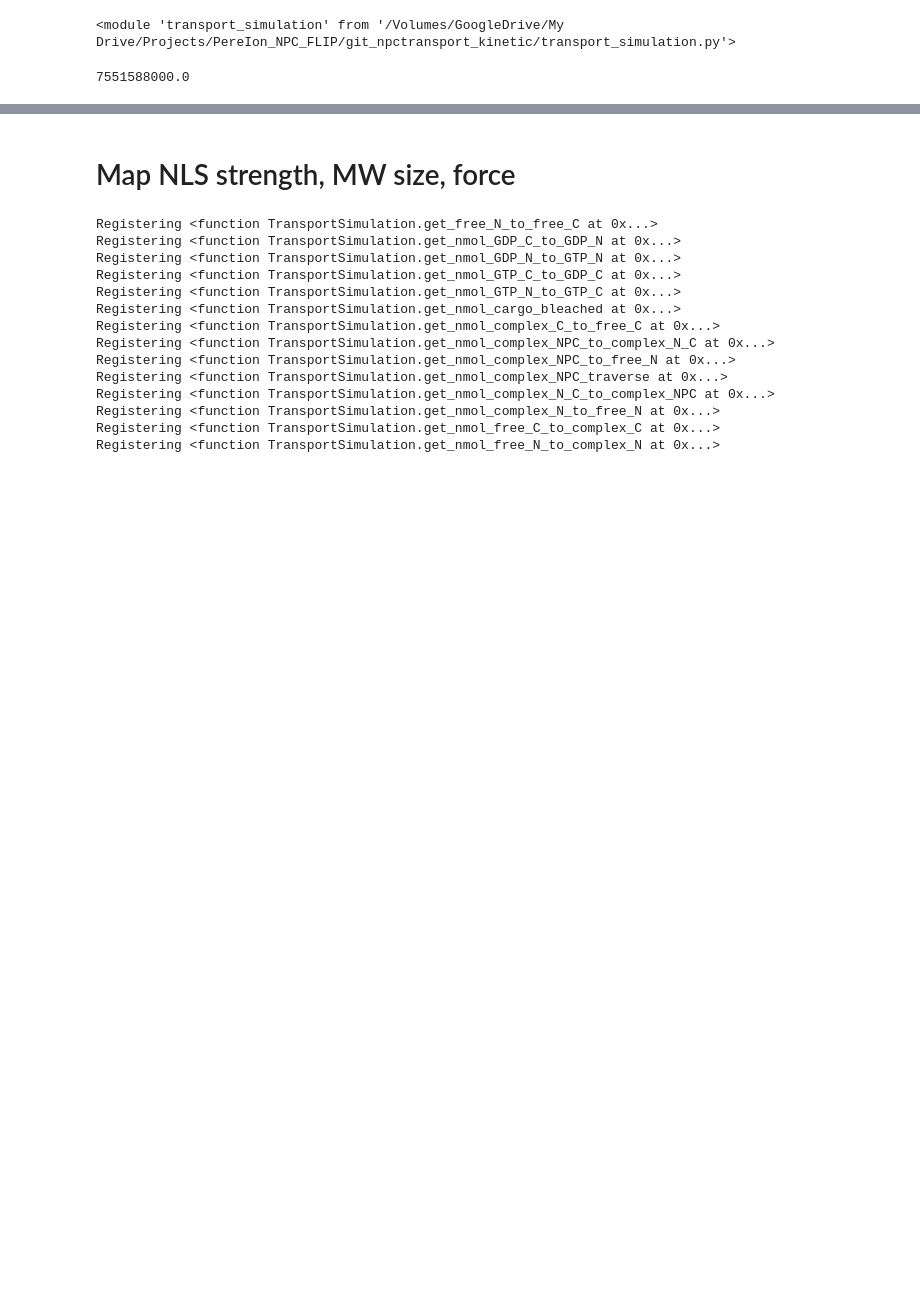
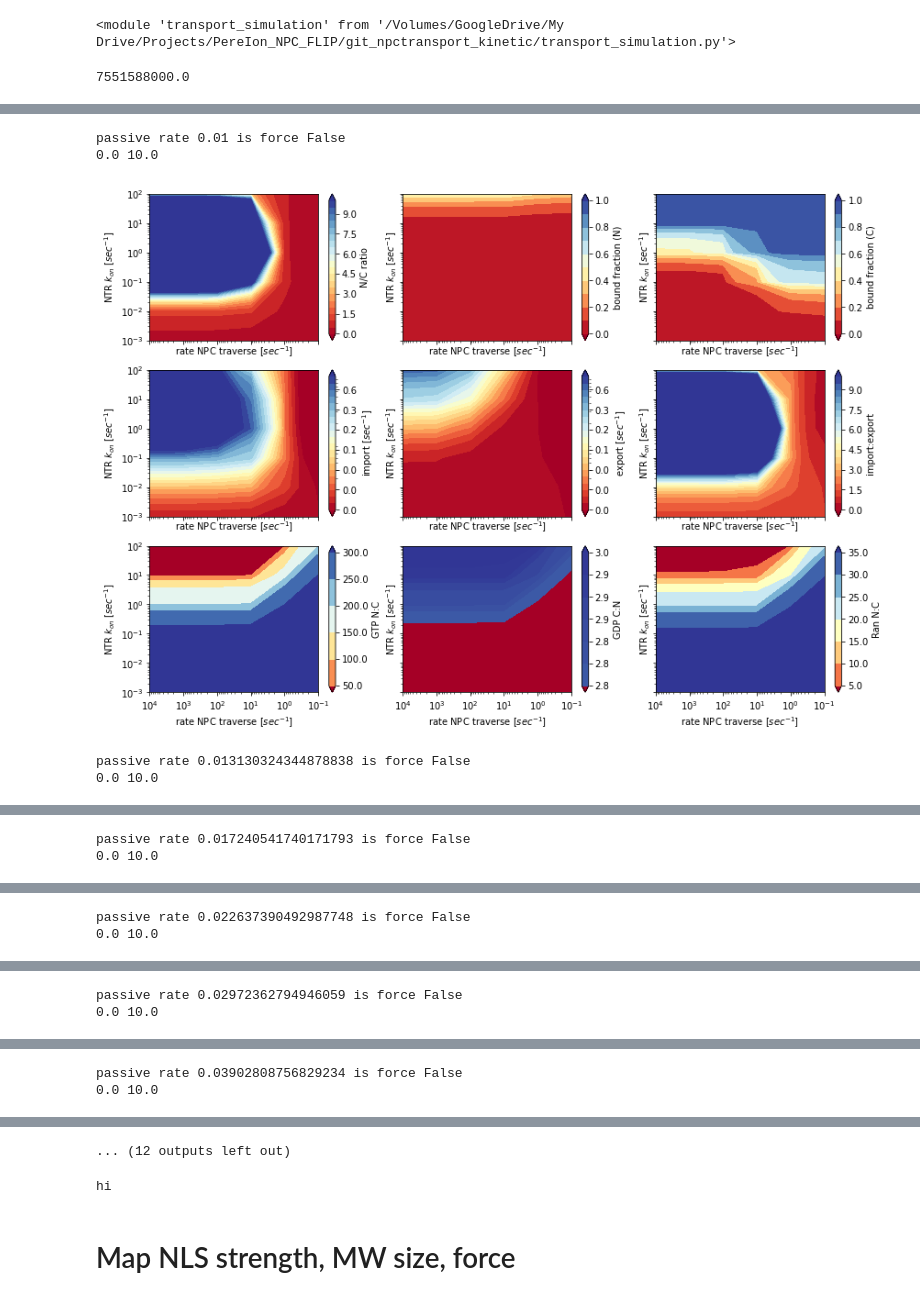
Before and after one commit to ravehlab/npctransport_kinetic, a Jupyter notebook: NPC_FLIP_simulations.ipynb, the cells around one changed output, grey strips where cells are left out. Saved outputs shown, nothing was run; the diff lists cells and outputs as text; code cells hidden in the pictures; blank space fills up the shorter version.

```diff
--- a/NPC_FLIP_simulations.ipynb
+++ b/NPC_FLIP_simulations.ipynb
@@ -459,0 +569,15 @@ for key in stats_grids_traverse_by_passive_force.keys():
+# %%
+keys= sorted(stats_grids_traverse_by_passive_force.keys(), key=lambda x: (x[1],x[0]))
+for key in keys:
+    if key[1]:
+        continue
+    print(f"passive rate {key[0]} is force {key[1]}")
+    plot_stats_grids(stats_grids_traverse_by_passive_force[key],
+                    ts_traverse_by_passive_force[key],
+                    vmax_import_export= 1.0)
+# %% [output]
+passive rate 0.01 is force False
+0.0 10.0
+[figure, added]
+passive rate 0.013130324344878838 is force False
+0.0 10.0
@@ -459,0 +585,2 @@ for key in stats_grids_traverse_by_passive_force.keys():
+passive rate 0.017240541740171793 is force False
+0.0 10.0
@@ -459,0 +588,2 @@ for key in stats_grids_traverse_by_passive_force.keys():
+passive rate 0.022637390492987748 is force False
+0.0 10.0
@@ -459,0 +591,2 @@ for key in stats_grids_traverse_by_passive_force.keys():
+passive rate 0.02972362794946059 is force False
+0.0 10.0
@@ -459,0 +594,2 @@ for key in stats_grids_traverse_by_passive_force.keys():
+passive rate 0.03902808756829234 is force False
+0.0 10.0
@@ -460,3 +597,8 @@ for key in stats_grids_traverse_by_passive_force.keys():
+... (12 outputs left out)
+# %%
+print("hi")
+# %% [output]
+hi
 # %% [markdown]
 # Map NLS strength, MW size, force
 # %%
@@ -488,8 +630,8 @@ def get_ts_with_parameters(MW= 27,
                   get_free_to_complex_rate(NLS_strength))
     ts.set_params(fraction_complex_NPC_traverse_per_sec=
                   get_fraction_complex_NPC_traverse_per_sec(MW, is_force))
-    ts.fraction_complex_NPC_to_free_N_per_M_GTP_per_sec = 0.25e+6 # TODO: this is doubled relative to complex_N to free_N
-    ts.fraction_complex_N_to_free_N_per_M_GTP_per_sec = 0.25e+6
+    ts.fraction_complex_NPC_to_free_N_per_M_GTP_per_sec = 0.5e+6 # TODO: this is doubled relative to complex_N to free_N
+    ts.fraction_complex_N_to_free_N_per_M_GTP_per_sec = 0.5e+6
     ##
     ts.rate_complex_to_NPC_per_free_site_per_sec_per_M= 0.5e+6
     ts.fraction_complex_NPC_to_complex_N_C_per_sec= 100.0 # Leakage parameter
@@ -533,28 +675,13 @@ def get_force_effect_on_diffusion(MW):
     return effects[MW]
 
 def get_fraction_complex_NPC_traverse_per_sec(MW, is_force):
-    s= 200.0
-    rate= { 27: [s*0.3,  s*7.4],
-            41: [s*0.25,  s*6.4],
-            54: [s*0.2, s*6.0],
-            67: [s*0.15,  s*6.0] }
+    s= 10.0
+    rate= { 27: [s*2.0,  s*5.0],
+            41: [s*2.0,  s*5.5],
+            54: [s*1.5, s*4.5],
+            67: [s*2.0,  s*4.0] }
     i_force= 1 if is_force else 0
     return rate[MW][i_force]
-# %% [output]
-Registering <function TransportSimulation.get_free_N_to_free_C at 0x...>
-Registering <function TransportSimulation.get_nmol_GDP_C_to_GDP_N at 0x...>
-Registering <function TransportSimulation.get_nmol_GDP_N_to_GTP_N at 0x...>
-Registering <function TransportSimulation.get_nmol_GTP_C_to_GDP_C at 0x...>
-Registering <function TransportSimulation.get_nmol_GTP_N_to_GTP_C at 0x...>
-Registering <function TransportSimulation.get_nmol_cargo_bleached at 0x...>
-Registering <function TransportSimulation.get_nmol_complex_C_to_free_C at 0x...>
-Registering <function TransportSimulation.get_nmol_complex_NPC_to_complex_N_C at 0x...>
-Registering <function TransportSimulation.get_nmol_complex_NPC_to_free_N at 0x...>
-Registering <function TransportSimulation.get_nmol_complex_NPC_traverse at 0x...>
-Registering <function TransportSimulation.get_nmol_complex_N_C_to_complex_NPC at 0x...>
-Registering <function TransportSimulation.get_nmol_complex_N_to_free_N at 0x...>
-Registering <function TransportSimulation.get_nmol_free_C_to_complex_C at 0x...>
-Registering <function TransportSimulation.get_nmol_free_N_to_complex_N at 0x...>
 # %%
 def get_compartment_nmol_stats(ts,
                                stats,
```
Also changed, not shown: parts of 22 cells of this notebook, 1 other file.
